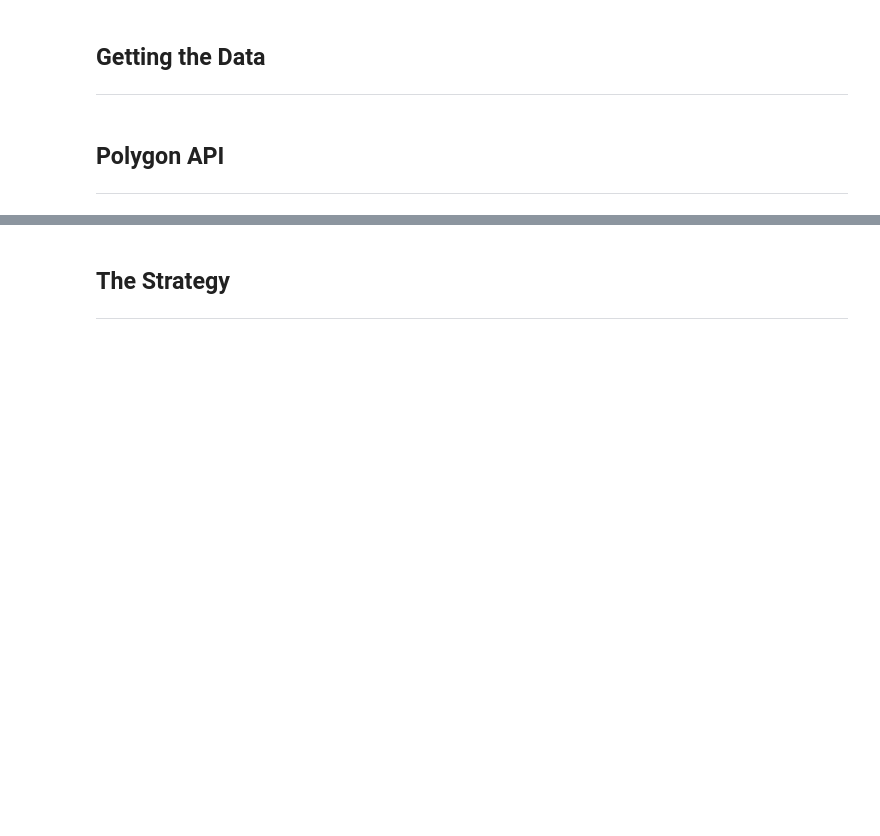
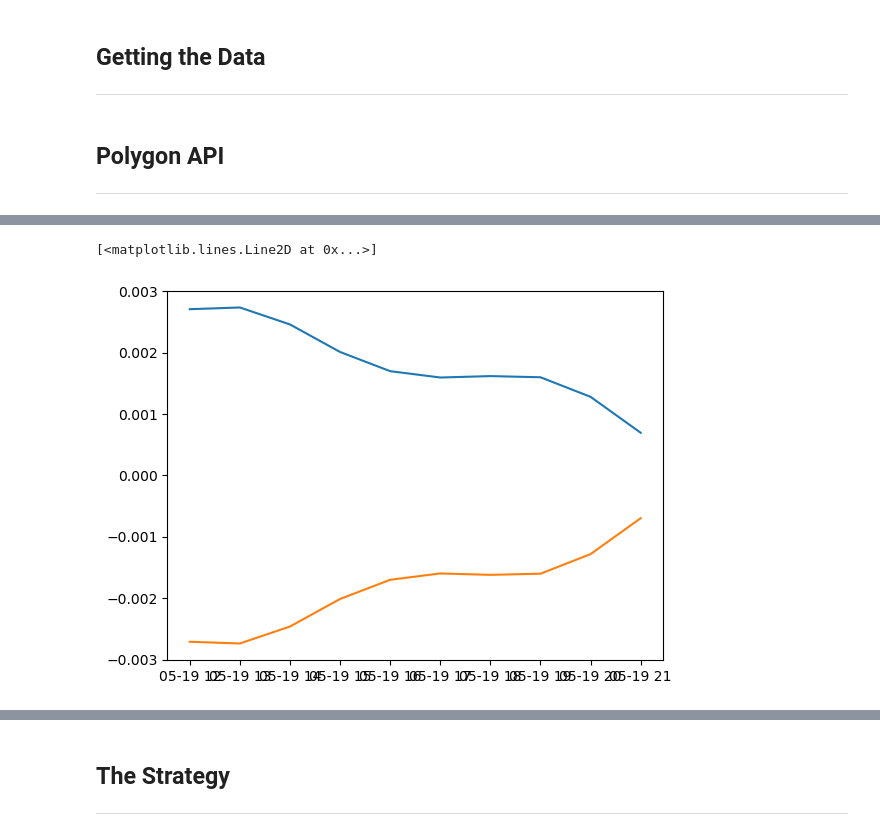
Before and after one commit to d3nnis2001/PIES, a Jupyter notebook: algo.ipynb, the cells around one changed output, grey strips where cells are left out. Drawn from its saved outputs; the diff is of its cells as text; code cells hidden in the pictures; blank space fills up the shorter version.

```diff
--- a/algo.ipynb
+++ b/algo.ipynb
@@ -99,2 +25,2 @@ dtype: float64
 # %%
-print(cog(forex_data["Close"], 6)[:10])
+hello = wavetrend3d(forex_data["Close"], 6, "1H")
@@ -187,0 +27,7 @@ print(data.tail())
+# %%
+
+plt.plot(hello[0][16745:16755])
+plt.plot(hello[1][16745:16755])
+# %% [output]
+[<matplotlib.lines.Line2D at 0x...>]
+[figure, added]
```
Also changed, not shown: parts of 13 cells of this notebook, 4 other files.
